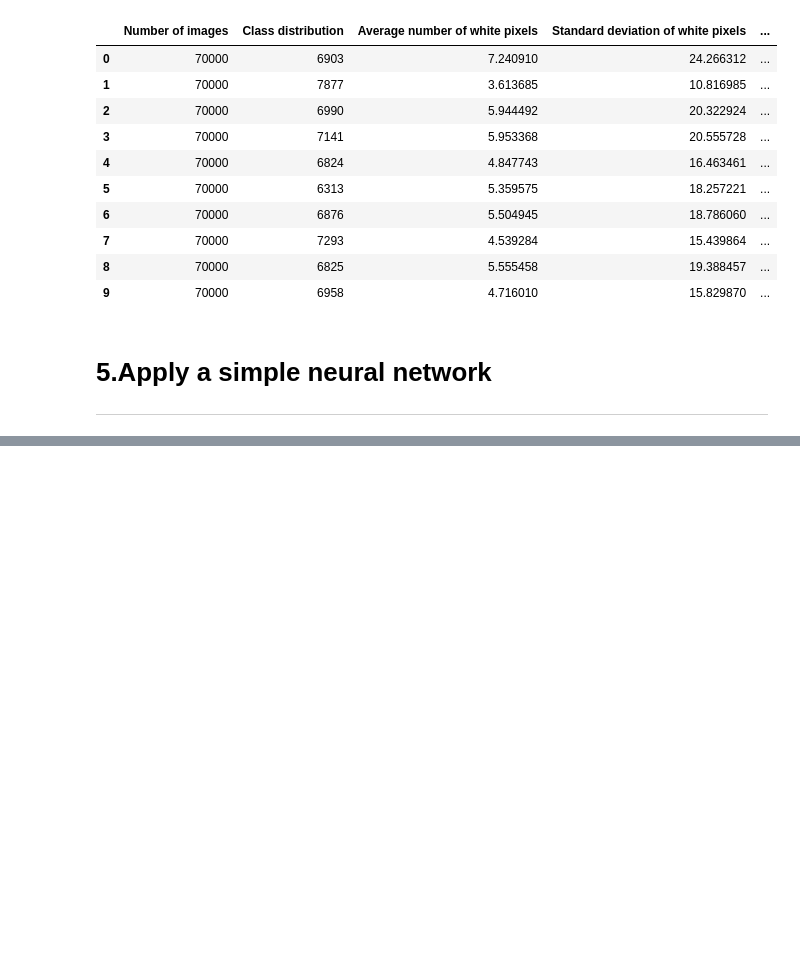
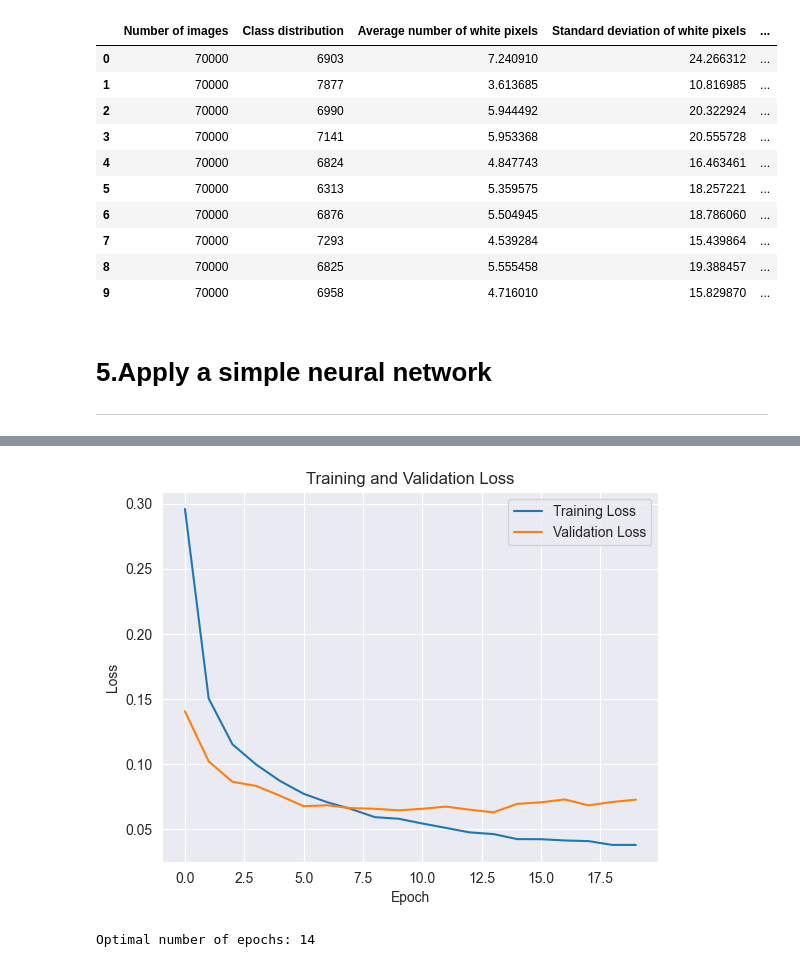
Before and after one commit to BarackSamuni/Data_Science2-Homework1, a Jupyter notebook: Homework1_solution.ipynb, the cells around one changed output, grey strips where cells are left out. Cells and saved outputs as stored; diff of their text form; code cells hidden in the pictures; blank space fills up the shorter version.

```diff
--- a/Homework1_solution.ipynb
+++ b/Homework1_solution.ipynb
@@ -116,0 +333,17 @@ KeyboardInterrupt:
+# %%
+
+# Plot training loss
+plt.plot(AVG_history.history['loss'], label='Training Loss')
+plt.plot(AVG_history.history['val_loss'], label='Validation Loss')
+plt.xlabel('Epoch')
+plt.ylabel('Loss')
+plt.title('Training and Validation Loss')
+plt.legend()
+plt.show()
+
+# Find the epoch with the minimum validation loss
+min_val_loss_epoch = np.argmin(AVG_history.history['val_loss']) + 1
+print(f"Optimal number of epochs: {min_val_loss_epoch}")
+# %% [output]
+[figure, added]
+Optimal number of epochs: 14
```
Also changed, not shown: parts of 26 cells of this notebook, 2 other files.
